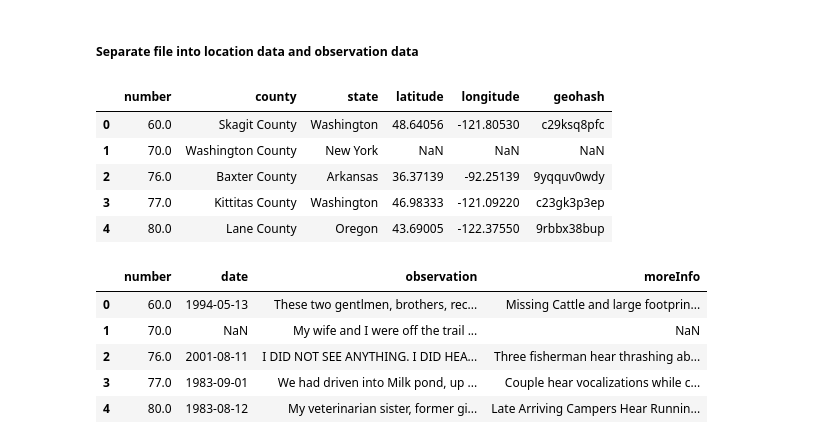
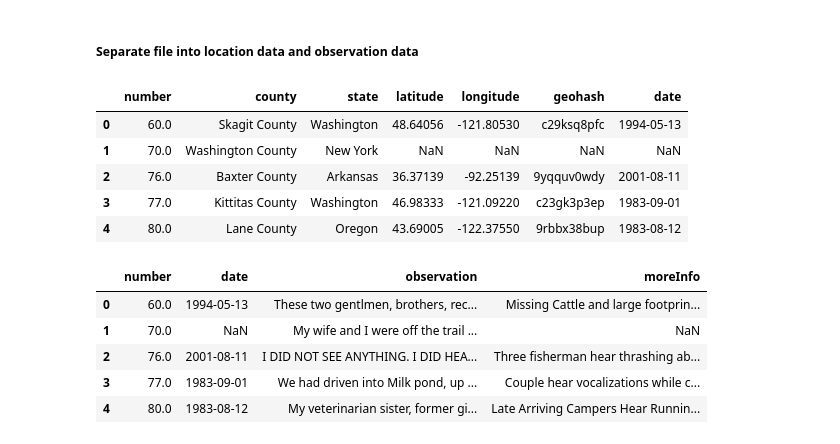
Before and after one commit to elisabethvirak/BigFoot, a Jupyter notebook: Bigfoot_Cleaning.ipynb, the cells around one changed output. Saved outputs shown, nothing was run; the diff lists cells and outputs as text; code cells hidden in the pictures.

```diff
--- a/Bigfoot_Cleaning.ipynb
+++ b/Bigfoot_Cleaning.ipynb
@@ -511,15 +511,15 @@ bigfoot_data
 # %% [markdown]
 ##### Separate file into location data and observation data
 # %%
-sighting_location = bigfoot_data[['number','county','state','latitude','longitude','geohash']]
+sighting_location = bigfoot_data[['number','county','state','latitude','longitude','geohash', 'date']]
 sighting_location.head()
 # %% [output]
-|  | number | county | state | latitude | longitude | geohash |
-| 0 | 60.0 | Skagit County | Washington | 48.64056 | -121.80530 | c29ksq8pfc |
-| 1 | 70.0 | Washington County | New York | NaN | NaN | NaN |
-| 2 | 76.0 | Baxter County | Arkansas | 36.37139 | -92.25139 | 9yqquv0wdy |
-| 3 | 77.0 | Kittitas County | Washington | 46.98333 | -121.09220 | c23gk3p3ep |
-| 4 | 80.0 | Lane County | Oregon | 43.69005 | -122.37550 | 9rbbx38bup |
+|  | number | county | state | latitude | longitude | geohash | date |
+| 0 | 60.0 | Skagit County | Washington | 48.64056 | -121.80530 | c29ksq8pfc | 1994-05-13 |
+| 1 | 70.0 | Washington County | New York | NaN | NaN | NaN | NaN |
+| 2 | 76.0 | Baxter County | Arkansas | 36.37139 | -92.25139 | 9yqquv0wdy | 2001-08-11 |
+| 3 | 77.0 | Kittitas County | Washington | 46.98333 | -121.09220 | c23gk3p3ep | 1983-09-01 |
+| 4 | 80.0 | Lane County | Oregon | 43.69005 | -122.37550 | 9rbbx38bup | 1983-08-12 |
 # %%
 observations = bigfoot_data[['number','date','observation','moreInfo']]
 observations.head()
```
Also changed, not shown: 2 other files.
